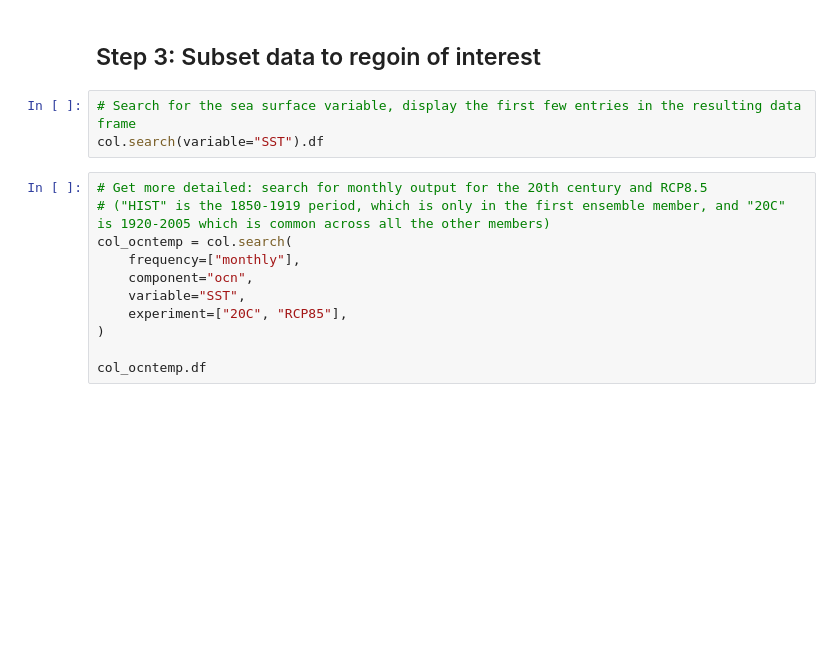
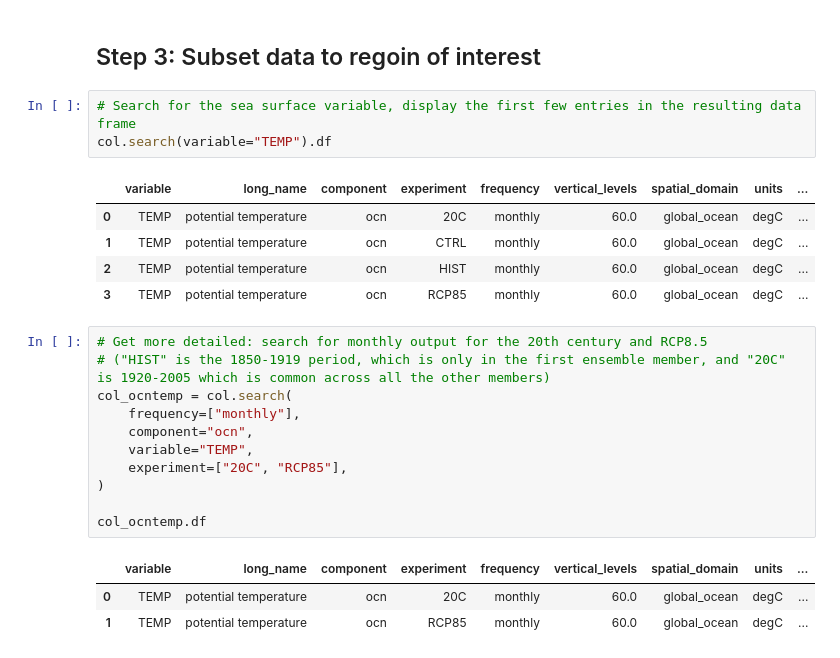
Before and after one commit to olleholt/toolkit, a Jupyter notebook: test_notebooks/olivia-scratch.ipynb, the cells around one changed output. Drawn from its saved outputs; the diff is of its cells as text; blank space fills up the shorter version.

```diff
--- a/test_notebooks/olivia-scratch.ipynb
+++ b/test_notebooks/olivia-scratch.ipynb
@@ -36,18 +34,28 @@ grid_url="s3://ncar-cesm-lens/ocn/static/grid.zarr"
 ## Step 3: Subset data to regoin of interest
 # %%
 # Search for the sea surface variable, display the first few entries in the resulting data frame
-col.search(variable="SST").df
+col.search(variable="TEMP").df
+# %% [output]
+|  | variable | long_name | component | experiment | frequency | vertical_levels | spatial_domain | units | ... |
+| 0 | TEMP | potential temperature | ocn | 20C | monthly | 60.0 | global_ocean | degC | ... |
+| 1 | TEMP | potential temperature | ocn | CTRL | monthly | 60.0 | global_ocean | degC | ... |
+| 2 | TEMP | potential temperature | ocn | HIST | monthly | 60.0 | global_ocean | degC | ... |
+| 3 | TEMP | potential temperature | ocn | RCP85 | monthly | 60.0 | global_ocean | degC | ... |
 # %%
 # Get more detailed: search for monthly output for the 20th century and RCP8.5
 # ("HIST" is the 1850-1919 period, which is only in the first ensemble member, and "20C" is 1920-2005 which is common across all the other members)
 col_ocntemp = col.search(
     frequency=["monthly"],
     component="ocn",
-    variable="SST",
+    variable="TEMP",
     experiment=["20C", "RCP85"],
 )
 
 col_ocntemp.df
+# %% [output]
+|  | variable | long_name | component | experiment | frequency | vertical_levels | spatial_domain | units | ... |
+| 0 | TEMP | potential temperature | ocn | 20C | monthly | 60.0 | global_ocean | degC | ... |
+| 1 | TEMP | potential temperature | ocn | RCP85 | monthly | 60.0 | global_ocean | degC | ... |
 # %%
 # Load catalog entries for subset into a dictionary of xarray datasets
 dsets = col_ocntemp.to_dataset_dict(
```
Also changed, not shown: parts of 14 cells of this notebook.
